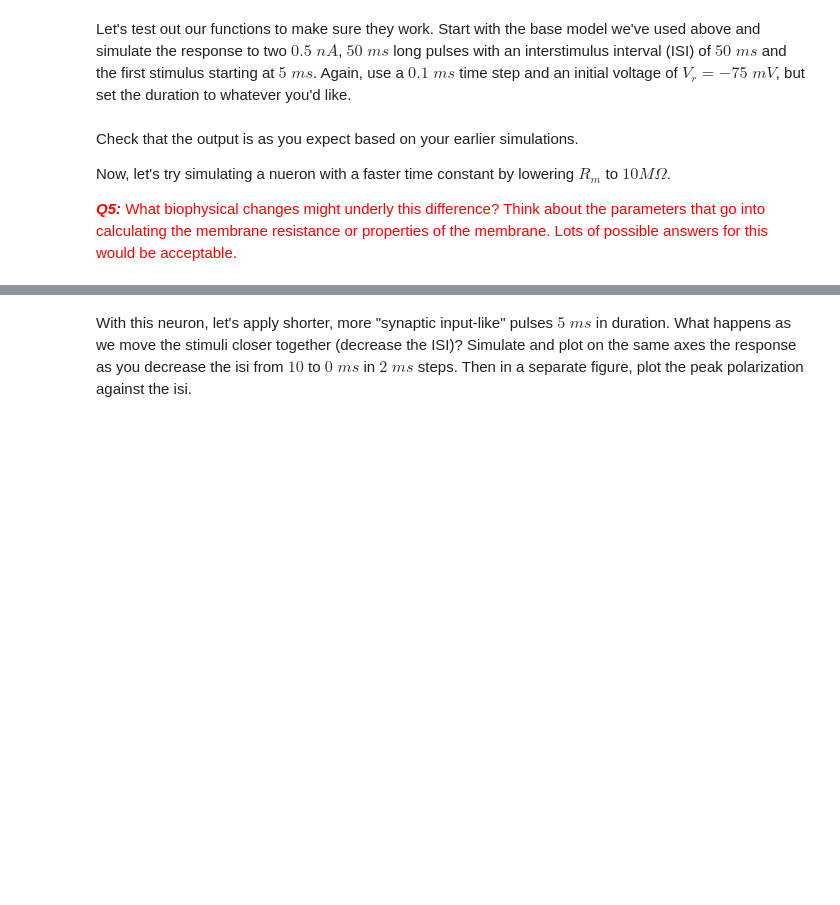
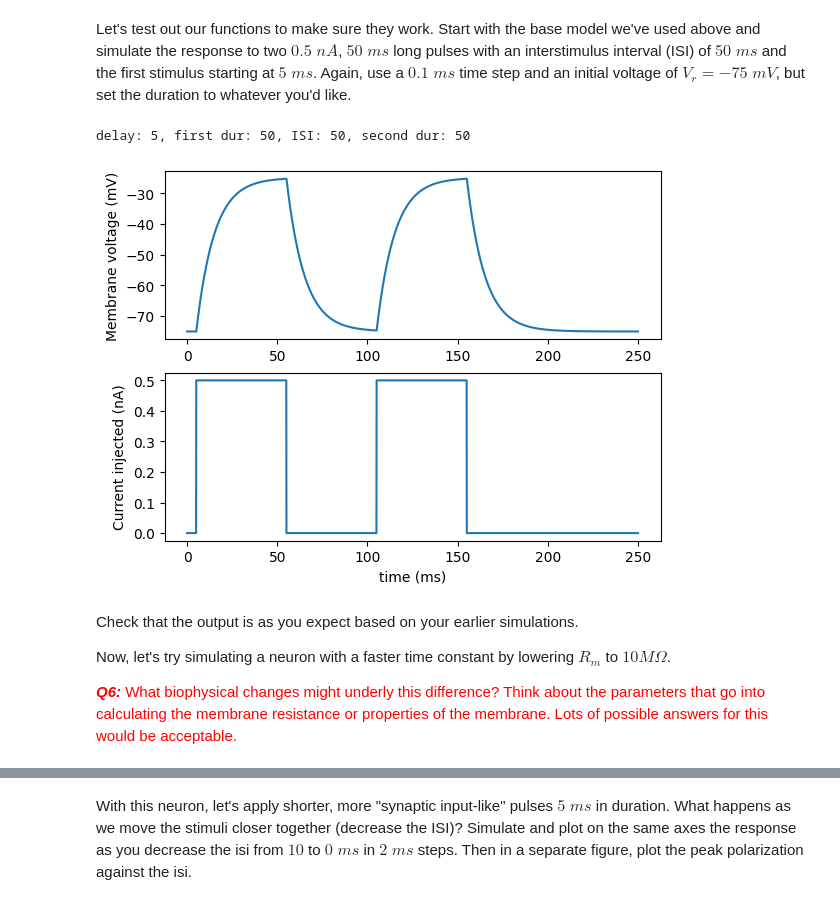
Before and after one commit to penelopetir/24SBIOL74.03PT, a Jupyter notebook: Exercise_4_RC_Circuit_Neuron_Model.ipynb, the cells around one changed output, grey strips where cells are left out. Saved outputs shown, nothing was run; the diff lists cells and outputs as text; code cells hidden in the pictures; blank space fills up the shorter version.

```diff
--- a/Exercise_4_RC_Circuit_Neuron_Model.ipynb
+++ b/Exercise_4_RC_Circuit_Neuron_Model.ipynb
@@ -375,7 +375,7 @@ def gen2CurrentPulses(t,del1,dur1,amp1,isi,dur2,amp2):
     I1 = np.zeros(t.shape) # A
     I1[np.logical_and(t > del1, t <= del1 + dur1)] = amp1
     I2 = np.zeros(t.shape) # A
-    I2[np.logical_and(t > del1+isi, t <= del1+isi + dur2)] = amp2
+    I2[np.logical_and(t > del1+isi+dur1, t <= del1+isi+dur1+dur2)] = amp2
     I = I1 + I2
     return I
 # %% [markdown]
@@ -403,40 +403,43 @@ Let's test out our functions to make sure they work. Start with the base model w
 # %%
 # Define simulation parameters
 dt = 0.1 # time step (ms)
-tstop =  # duration of simulation (ms)
+tstop =  250 # duration of simulation (ms)
 V0 = -75 # Initial voltage (mV)
 
 # Define membrane parameters (checking units)
 Rm = 100 # Membrane resistance (MOhm)
 Cm = 0.1 # Membrane capacitance (nF)
 Vr = -75 # Rest potential (mV)
 
 # Define current stimulus
-del1 =
-dur1 =
-amp1 =
-isi =
-dur2 =
-amp2 =
+del1 = 5 #ms
+dur1 = 50 #ms
+amp1 = 0.5 #nA
+isi = 50 #ms
+dur2 = 50 #ms
+amp2 = 0.5 #nA
 
 t = np.arange(0,tstop+dt,dt) # time vector (ms)
-I = gen2CurrentPulses( # your code goes here
+I = gen2CurrentPulses(t,del1,dur1,amp1,isi,dur2,amp2) # your code goes here
 
 # Simulate response
-Vm,_ = simRCmemArbCurrent( # your code goes here
+Vm,_ = simRCmemArbCurrent(dt,tstop,V0,Rm,Cm,Vr,I) # your code goes here
 
 # Plot
 fig = plt.figure()
 ax = fig.add_subplot(211)
 ax.plot(t,Vm)
 ax.set_ylabel('Membrane voltage (mV)')
 ax = fig.add_subplot(212)
 ax.plot(t,I)
 ax.set_xlabel('time (ms)')
 ax.set_ylabel('Current injected (nA)');
+# %% [output]
+delay: 5, first dur: 50, ISI: 50, second dur: 50
+[figure, added]
 # %% [markdown]
 Check that the output is as you expect based on your earlier simulations.
 
-Now, let's try simulating a nueron with a faster time constant by lowering $R_{m}$ to $10 M\Omega$.
+Now, let's try simulating a neuron with a faster time constant by lowering $R_{m}$ to $10 M\Omega$.
 
-<font color='red'> <b><i>Q5:</b></i> What biophysical changes might underly this difference? Think about the parameters that go into calculating the membrane resistance or properties of the membrane. Lots of possible answers for this would be acceptable. </span>
+<font color='red'> <b><i>Q6:</b></i> What biophysical changes might underly this difference? Think about the parameters that go into calculating the membrane resistance or properties of the membrane. Lots of possible answers for this would be acceptable. </span>
```
Also changed, not shown: parts of 7 cells of this notebook.
